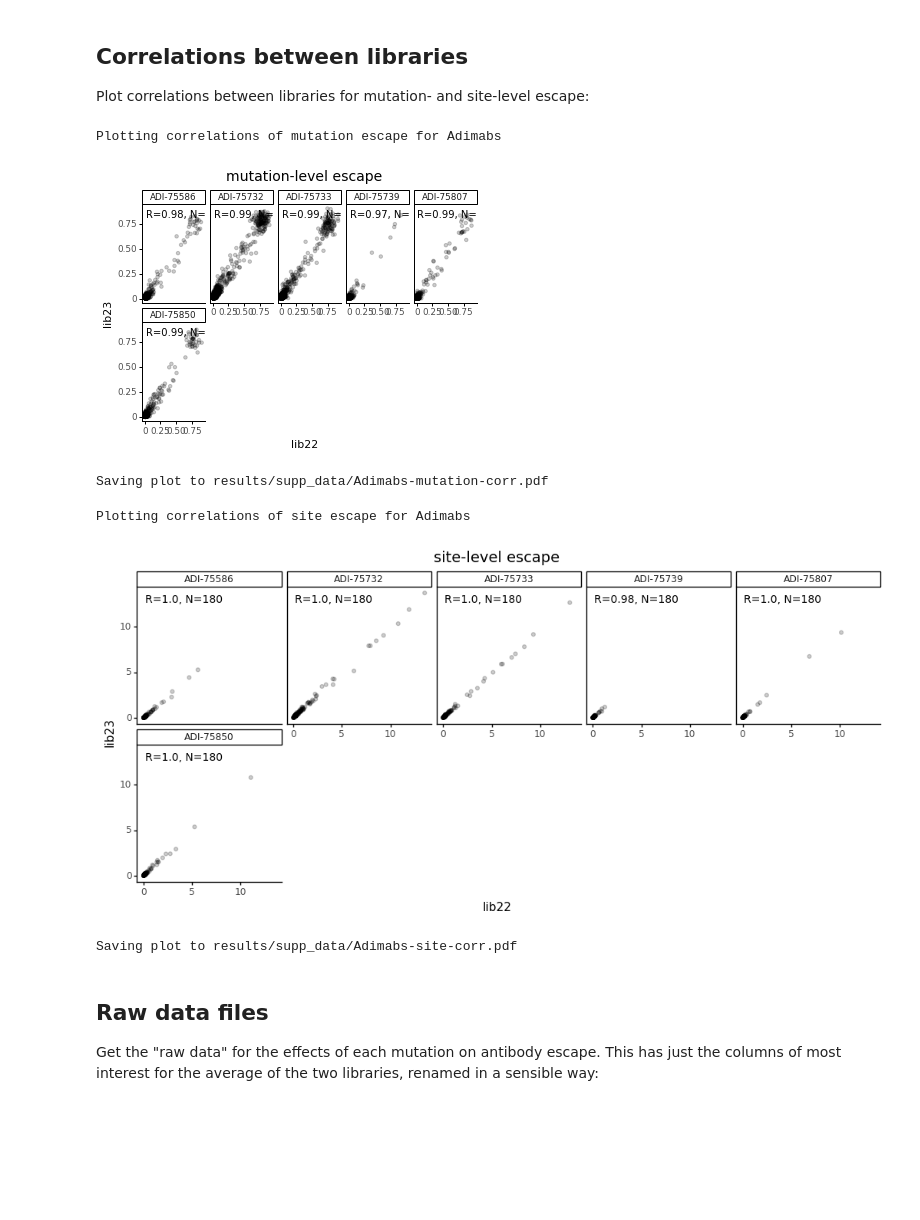
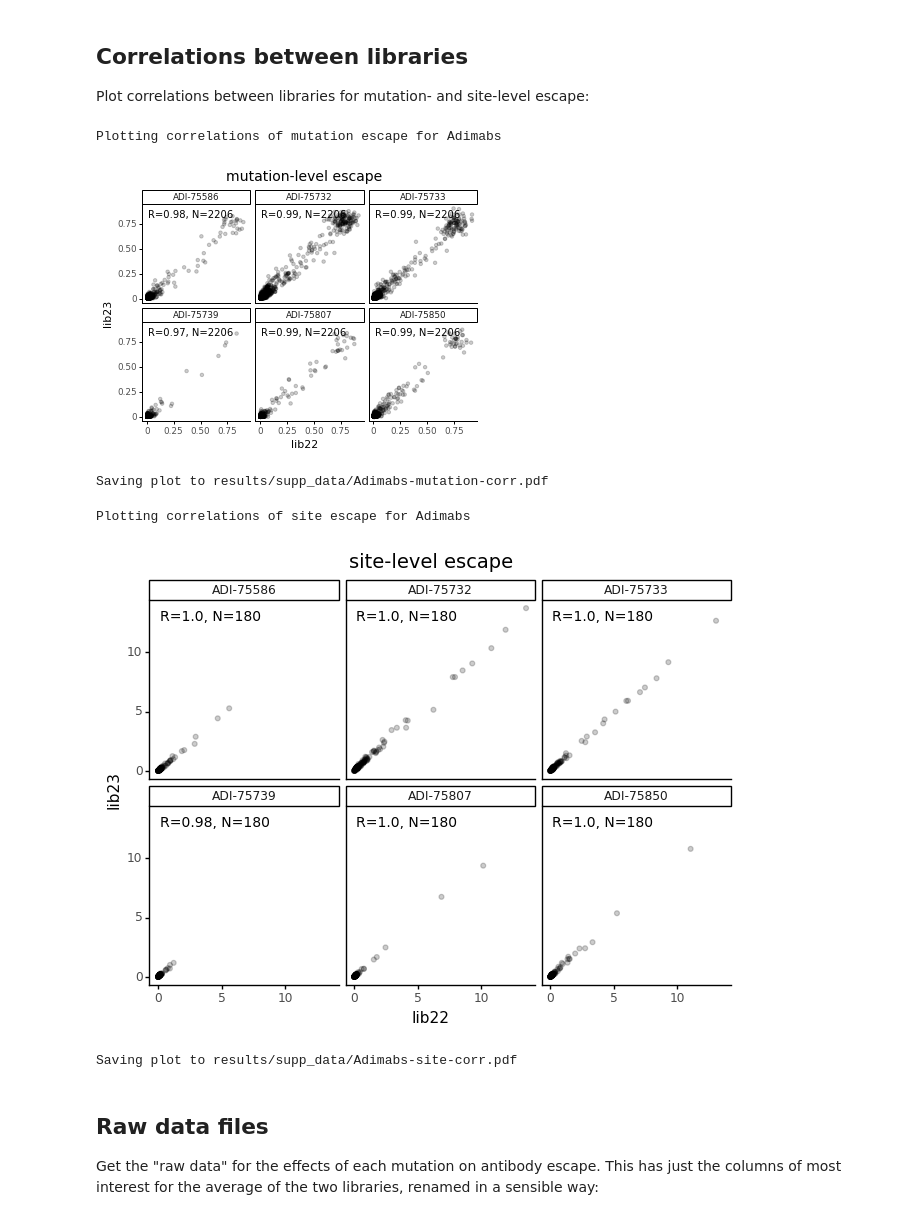
Before and after one commit to jbloomlab/SARS-CoV-2-RBD_Omicron_MAP_Adimab, a Jupyter notebook: make_supp_data.ipynb, the cells around one changed output. Cells and saved outputs as stored; diff of their text form; code cells hidden in the pictures; blank space fills up the shorter version.

```diff
--- a/make_supp_data.ipynb
+++ b/make_supp_data.ipynb
@@ -126,7 +126,7 @@ for metric_type, (set_name, condition_set) in itertools.product(['mutation', 'si
 
     # plot correlations
     nfacets = df_wide['selection'].nunique()
-    ncol = min(nfacets, 5)
+    ncol = min(nfacets, 3)
     nrow = math.ceil(nfacets / ncol)
     xmin = df_wide[libraries[0]].min()
     xspan = df_wide[libraries[0]].max() - xmin
@@ -134,35 +134,35 @@ for metric_type, (set_name, condition_set) in itertools.product(['mutation', 'si
     yspan = df_wide[libraries[1]].max() - ymin
     p = (ggplot(df_wide) +
          aes(libraries[0], libraries[1]) +
          geom_point(alpha=0.2, color='black') +
          geom_text(mapping=aes(label='correlation'),
                    data=corrs,
                    x=0.01 * xspan + xmin,
                    y=0.99 * yspan + ymin,
                    size=10,
                    ha='left',
                    va='top',
                    ) +
          facet_wrap('~ selection', ncol=ncol) +
          theme_classic() +
          theme(figure_size=(2.5 * ncol, 2.5 * nrow),
                plot_title=element_text(size=14)) +
          ggtitle(f"{metric_type}-level escape")
          )
 
     fig = p.draw()
     display(fig)
     plotfile = os.path.join(config['supp_data_dir'],
                             f"{set_name}-{metric_type}-corr.pdf")
     print(f"Saving plot to {plotfile}")
     p.save(plotfile, verbose=False)
     plt.close(fig)
 # %% [output]
 Plotting correlations of mutation escape for Adimabs
-[figure, old version]
+[figure, new version]
 Saving plot to results/supp_data/Adimabs-mutation-corr.pdf
 Plotting correlations of site escape for Adimabs
-[figure, old version]
+[figure, new version]
 Saving plot to results/supp_data/Adimabs-site-corr.pdf
 # %% [markdown]
 ## Raw data files
```
Also changed, not shown: 6 other files.
